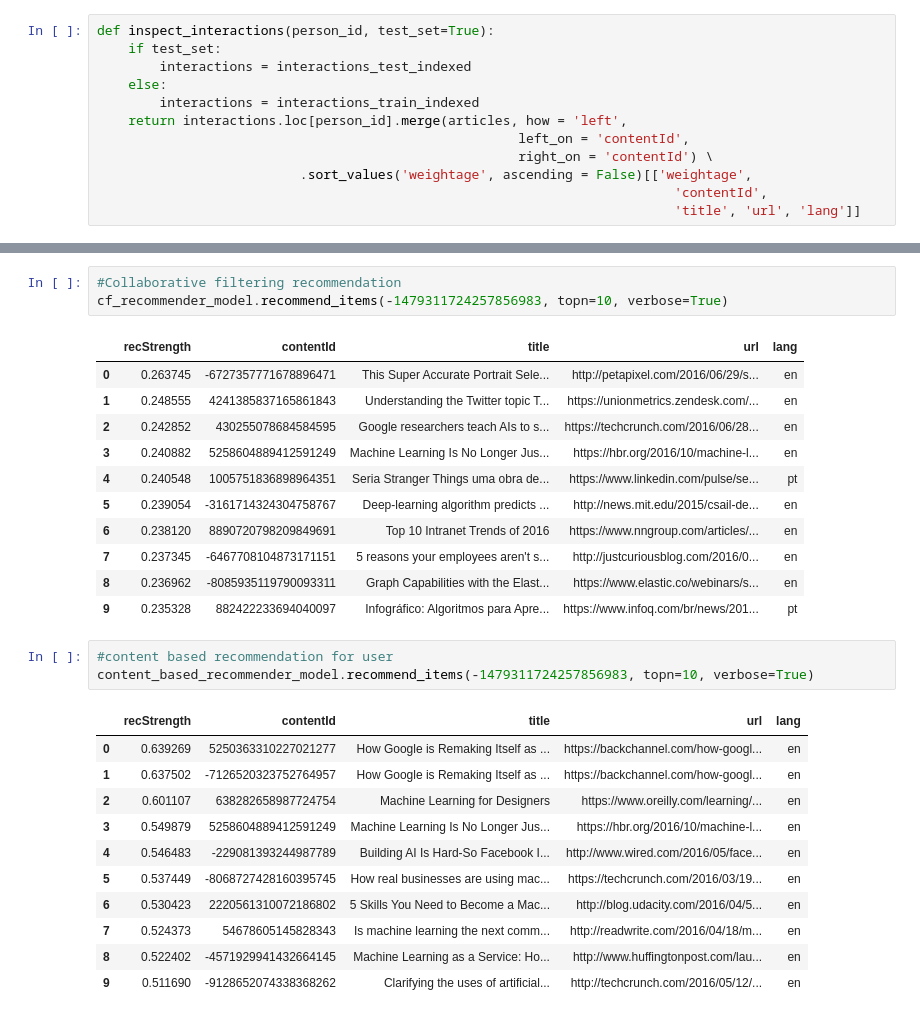
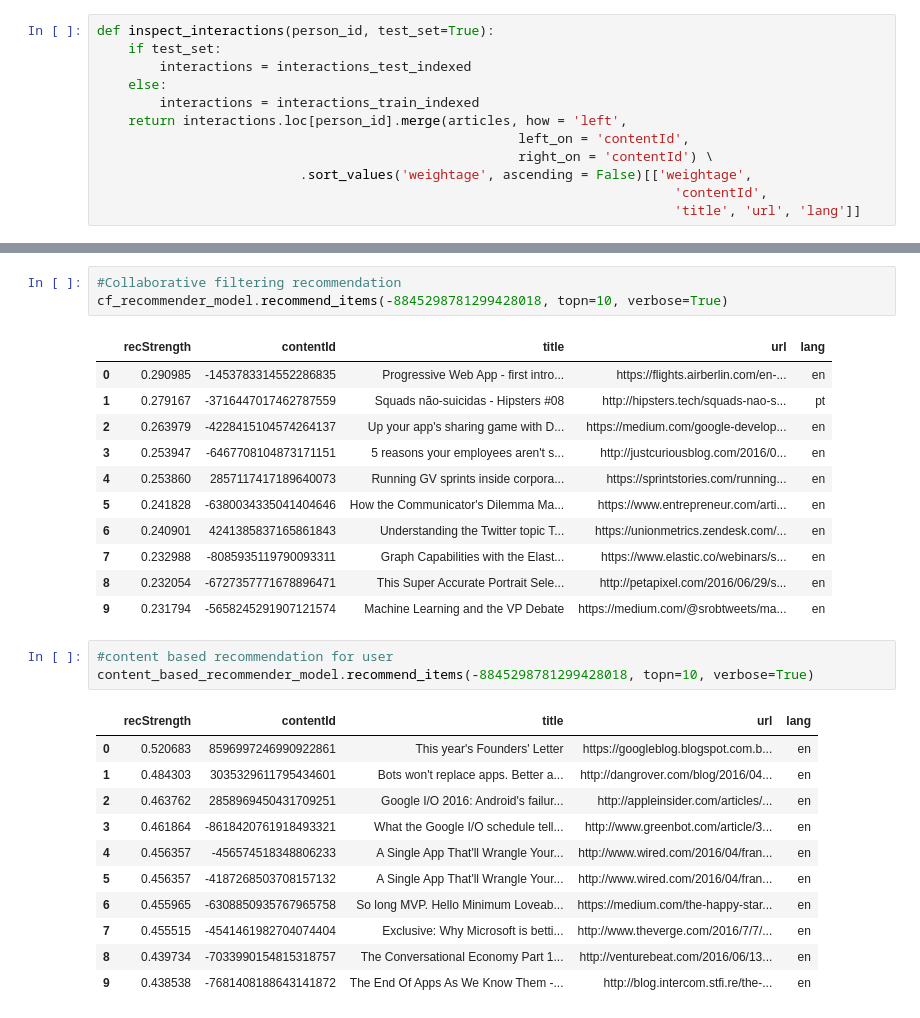
Before and after one commit to sureshkharel/MinorThesis_NewsRecommendation, a Jupyter notebook: NewsRecommendation.ipynb, the cells around one changed output, grey strips where cells are left out. Cells and saved outputs as stored; diff of their text form.

```diff
--- a/NewsRecommendation.ipynb
+++ b/NewsRecommendation.ipynb
@@ -601,30 +601,30 @@ inspect_interactions(-8845298781299428018, test_set=False).head(10)
 # %%
 #Collaborative filtering recommendation
-cf_recommender_model.recommend_items(-1479311724257856983, topn=10, verbose=True)
+cf_recommender_model.recommend_items(-8845298781299428018, topn=10, verbose=True)
 # %% [output]
 |  | recStrength | contentId | title | url | lang |
-| 0 | 0.263745 | -6727357771678896471 | This Super Accurate Portrait Sele... | http://petapixel.com/2016/06/29/s... | en |
-| 1 | 0.248555 | 4241385837165861843 | Understanding the Twitter topic T... | https://unionmetrics.zendesk.com/... | en |
-| 2 | 0.242852 | 430255078684584595 | Google researchers teach AIs to s... | https://techcrunch.com/2016/06/28... | en |
-| 3 | 0.240882 | 5258604889412591249 | Machine Learning Is No Longer Jus... | https://hbr.org/2016/10/machine-l... | en |
-| 4 | 0.240548 | 1005751836898964351 | Seria Stranger Things uma obra de... | https://www.linkedin.com/pulse/se... | pt |
-| 5 | 0.239054 | -3161714324304758767 | Deep-learning algorithm predicts ... | http://news.mit.edu/2015/csail-de... | en |
-| 6 | 0.238120 | 8890720798209849691 | Top 10 Intranet Trends of 2016 | https://www.nngroup.com/articles/... | en |
-| 7 | 0.237345 | -6467708104873171151 | 5 reasons your employees aren't s... | http://justcuriousblog.com/2016/0... | en |
-| 8 | 0.236962 | -8085935119790093311 | Graph Capabilities with the Elast... | https://www.elastic.co/webinars/s... | en |
-| 9 | 0.235328 | 882422233694040097 | Infográfico: Algoritmos para Apre... | https://www.infoq.com/br/news/201... | pt |
+| 0 | 0.290985 | -1453783314552286835 | Progressive Web App - first intro... | https://flights.airberlin.com/en-... | en |
+| 1 | 0.279167 | -3716447017462787559 | Squads não-suicidas - Hipsters #08 | http://hipsters.tech/squads-nao-s... | pt |
+| 2 | 0.263979 | -4228415104574264137 | Up your app's sharing game with D... | https://medium.com/google-develop... | en |
+| 3 | 0.253947 | -6467708104873171151 | 5 reasons your employees aren't s... | http://justcuriousblog.com/2016/0... | en |
+| 4 | 0.253860 | 2857117417189640073 | Running GV sprints inside corpora... | https://sprintstories.com/running... | en |
+| 5 | 0.241828 | -6380034335041404646 | How the Communicator's Dilemma Ma... | https://www.entrepreneur.com/arti... | en |
+| 6 | 0.240901 | 4241385837165861843 | Understanding the Twitter topic T... | https://unionmetrics.zendesk.com/... | en |
+| 7 | 0.232988 | -8085935119790093311 | Graph Capabilities with the Elast... | https://www.elastic.co/webinars/s... | en |
+| 8 | 0.232054 | -6727357771678896471 | This Super Accurate Portrait Sele... | http://petapixel.com/2016/06/29/s... | en |
+| 9 | 0.231794 | -5658245291907121574 | Machine Learning and the VP Debate | https://medium.com/@srobtweets/ma... | en |
 # %%
 #content based recommendation for user
-content_based_recommender_model.recommend_items(-1479311724257856983, topn=10, verbose=True)
+content_based_recommender_model.recommend_items(-8845298781299428018, topn=10, verbose=True)
 # %% [output]
 |  | recStrength | contentId | title | url | lang |
-| 0 | 0.639269 | 5250363310227021277 | How Google is Remaking Itself as ... | https://backchannel.com/how-googl... | en |
-| 1 | 0.637502 | -7126520323752764957 | How Google is Remaking Itself as ... | https://backchannel.com/how-googl... | en |
-| 2 | 0.601107 | 638282658987724754 | Machine Learning for Designers | https://www.oreilly.com/learning/... | en |
-| 3 | 0.549879 | 5258604889412591249 | Machine Learning Is No Longer Jus... | https://hbr.org/2016/10/machine-l... | en |
-| 4 | 0.546483 | -229081393244987789 | Building AI Is Hard-So Facebook I... | http://www.wired.com/2016/05/face... | en |
-| 5 | 0.537449 | -8068727428160395745 | How real businesses are using mac... | https://techcrunch.com/2016/03/19... | en |
-| 6 | 0.530423 | 2220561310072186802 | 5 Skills You Need to Become a Mac... | http://blog.udacity.com/2016/04/5... | en |
-| 7 | 0.524373 | 54678605145828343 | Is machine learning the next comm... | http://readwrite.com/2016/04/18/m... | en |
-| 8 | 0.522402 | -4571929941432664145 | Machine Learning as a Service: Ho... | http://www.huffingtonpost.com/lau... | en |
-| 9 | 0.511690 | -9128652074338368262 | Clarifying the uses of artificial... | http://techcrunch.com/2016/05/12/... | en |
+| 0 | 0.520683 | 8596997246990922861 | This year's Founders' Letter | https://googleblog.blogspot.com.b... | en |
+| 1 | 0.484303 | 3035329611795434601 | Bots won't replace apps. Better a... | http://dangrover.com/blog/2016/04... | en |
+| 2 | 0.463762 | 2858969450431709251 | Google I/O 2016: Android's failur... | http://appleinsider.com/articles/... | en |
+| 3 | 0.461864 | -8618420761918493321 | What the Google I/O schedule tell... | http://www.greenbot.com/article/3... | en |
+| 4 | 0.456357 | -456574518348806233 | A Single App That'll Wrangle Your... | http://www.wired.com/2016/04/fran... | en |
+| 5 | 0.456357 | -4187268503708157132 | A Single App That'll Wrangle Your... | http://www.wired.com/2016/04/fran... | en |
+| 6 | 0.455965 | -6308850935767965758 | So long MVP. Hello Minimum Loveab... | https://medium.com/the-happy-star... | en |
+| 7 | 0.455515 | -4541461982704074404 | Exclusive: Why Microsoft is betti... | http://www.theverge.com/2016/7/7/... | en |
+| 8 | 0.439734 | -7033990154815318757 | The Conversational Economy Part 1... | http://venturebeat.com/2016/06/13... | en |
+| 9 | 0.438538 | -7681408188643141872 | The End Of Apps As We Know Them -... | http://blog.intercom.stfi.re/the-... | en |
```
Also changed, not shown: parts of 1 cell of this notebook.
